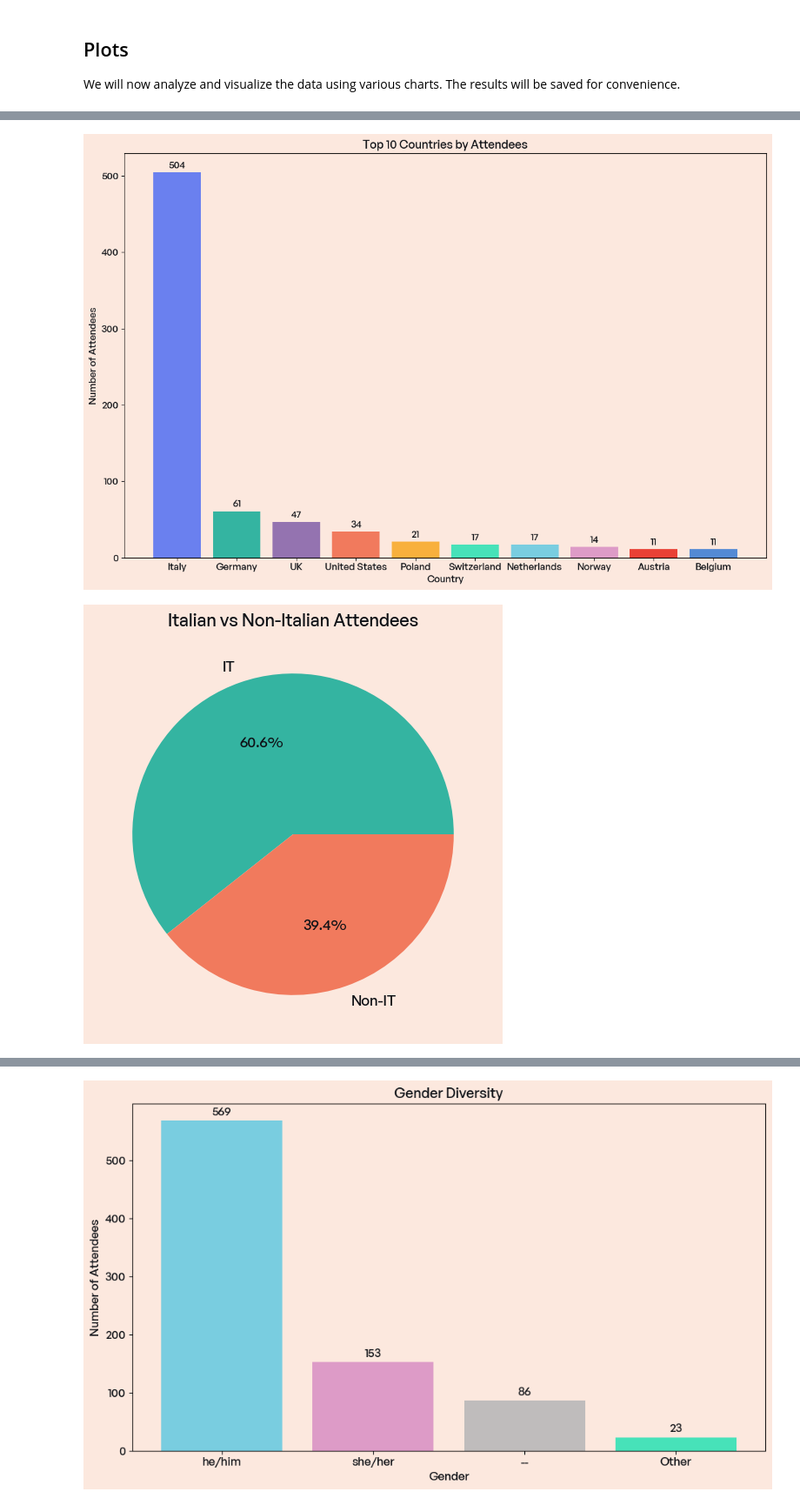
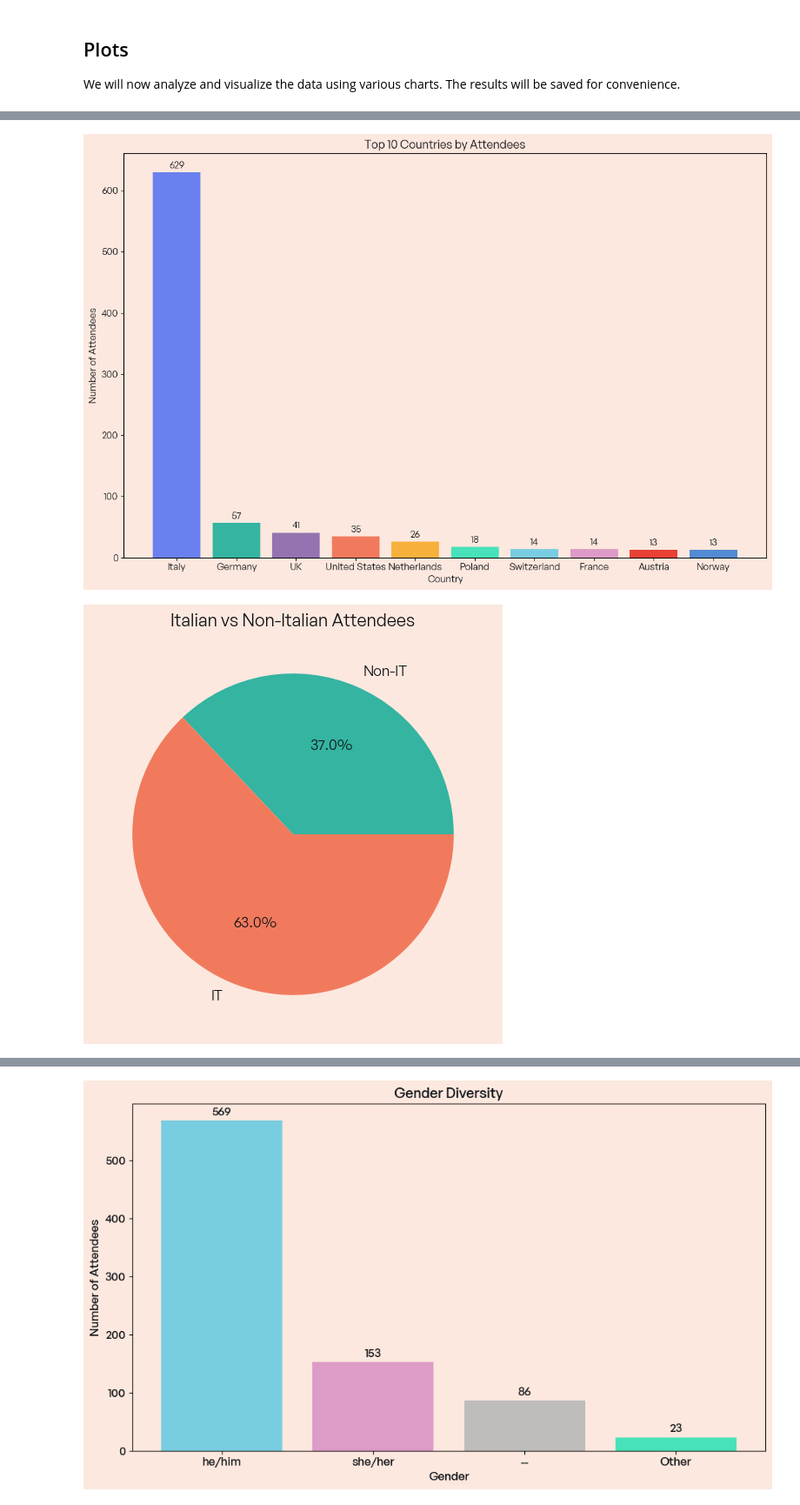
Before and after one commit to estyxx/pyconit-stats, a Jupyter notebook: PyCon_2024.ipynb, the cells around one changed output, grey strips where cells are left out. Shown: that part at 87% size. Drawn from its saved outputs; the diff is of its cells as text; code cells hidden in the pictures.

```diff
--- a/PyCon_2024.ipynb
+++ b/PyCon_2024.ipynb
@@ -16,12 +16,13 @@ from colors import *
 First, load the JSON data extracted from the Pretix API.
 # %%
 # Load data from JSON files
-items_data = json.loads(Path("pyconit2024_items.json").read_text())
-orders_data = json.loads(Path("pyconit2024.json").read_text())
+items_data = json.loads(Path("data/pyconit2025_items.json").read_text())
+orders_data = json.loads(Path("data/pyconit2025.json").read_text())
 # %% [markdown]
 ## Extracting Ticket IDs
 
 The data extracted from Pretix contains all the orders for the conference; we are interested only in the orders that contain the tickets for the conference, not the other items available on the website, such as T-shirts, hotels, PyDinner, etc.
 # %%
-TICKET_CATEGORIES = {72, 73, 74}
+TICKET_CATEGORIES = {85, 86, 87}
 ticket_ids = [item["id"] for item in items_data["results"] if item["category"] in TICKET_CATEGORIES]
+ticket_ids
@@ -126,32 +125,33 @@ plt.rcParams['axes.titlecolor'] = BLACK_INK       # Default title color
 # %%
 # Plotting Top 10 Countries
 
 
 top_10_countries = country_counts.most_common(10)
+top_10_countries
 countries, counts = zip(*top_10_countries)
 country_names = [COUNTRIES[country]['name'] for country in countries]
 
 plt.figure(figsize=(12, 8))
 bars = plt.bar(country_names, counts, color=[DARK_BLUE, GREEN, PURPLE, CORAL, YELLOW, GREEN_4, BLUE, PINK, RED, NEUTRAL_BLUE])
 plt.title('Top 10 Countries by Attendees')
 plt.xlabel('Country')
 plt.ylabel('Number of Attendees')
 plt.xticks(ha='center')
 
 # Adding bar labels
 for bar in bars:
     height = bar.get_height()
     plt.annotate(f'{height}',
                  xy=(bar.get_x() + bar.get_width() / 2, height),
                  xytext=(0, 3),  # 3 points vertical offset
                  textcoords="offset points",
                  ha='center', va='bottom')
 
 plt.tight_layout()
 plt.savefig('plots/pycon_2024_top_10_countries.png', bbox_inches='tight')
 plt.show()
 # %% [output]
-[figure, old version]
+[figure, new version]
 # %%
 # Plotting Italian vs Non-Italian
 labels = it_non_it_counts.keys()
@@ -163,7 +163,7 @@ plt.title('Italian vs Non-Italian Attendees')
 plt.savefig('plots/pycon_2024_italian_vs_non_italian.png', bbox_inches='tight')
 plt.show()
 # %% [output]
-[figure, old version]
+[figure, new version]
 # %%
 # Plotting Europe vs Non-Europe
 europe_non_europe = {'Europe': 0, 'Non-Europe': 0}
```
Also changed, not shown: parts of 9 cells of this notebook, 17 other files.
